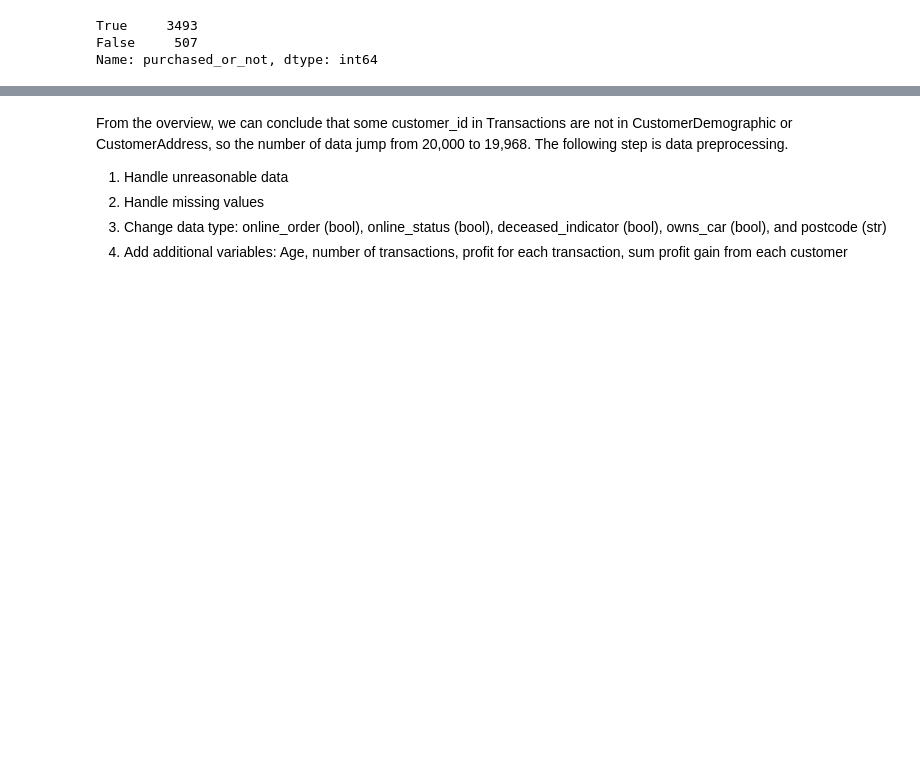
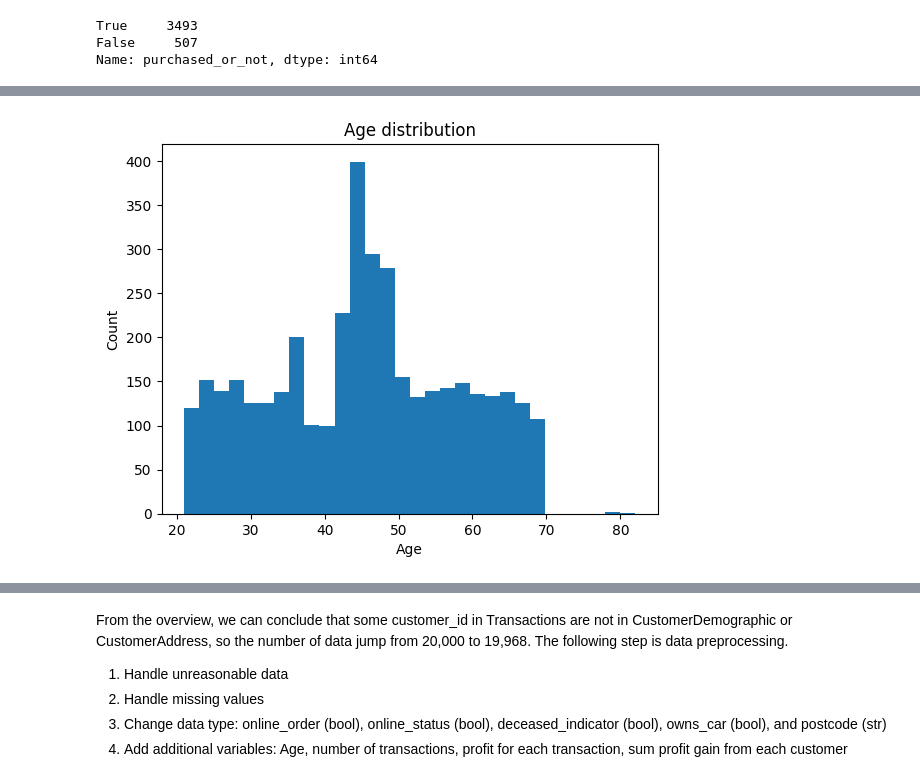
Before and after one commit to peiyulin0520/KPMG-virtual-intern-tasks, a Jupyter notebook: Task2.ipynb, the cells around one changed output, grey strips where cells are left out. Drawn from its saved outputs; the diff is of its cells as text; code cells hidden in the pictures; blank space fills up the shorter version.

```diff
--- a/Task2.ipynb
+++ b/Task2.ipynb
@@ -326,0 +65,86 @@ all_data = CustomerDemographic1.merge(Transactions, how='left', on='customer_id'
+# %%
+# clean Customer dataset
+## copy the original dataset CustomerDemographic
+customer_data1 = customer_data.copy()
+## DOB: used for Age calculation
+### use the datetime package and check the datetime now
+from datetime import datetime
+now = datetime.now()
+### calculate the age
+customer_data1['age'] = (now - customer_data1['DOB']).astype('<m8[Y]')
+
+## check age
+age_cust = sorted(customer_data1['age'].unique(), reverse=True)
+print(age_cust[0:11])
+plt.hist(customer_data1['age'], bins=30)
+plt.title('Age distribution')
+plt.xlabel('Age')
+plt.ylabel('Count')
+plt.show()
+
+## job_title and job_industry_category
+### fill NaN data with 'Unknown'
+customer_data1['job_industry_category'] = customer_data1['job_industry_category'].fillna('Unknown')
+customer_data1['job_title'] = customer_data1['job_title'].fillna('Unknown')
+
+## check the uniqueness for these columns
+print('Gender categories: ', customer_data1['gender'].unique())
+print('wealth_segment: ', customer_data1['wealth_segment'].unique())
+print('deceased_indicator: ', customer_data1['deceased_indicator'].unique())
+print('owns_car: ', customer_data1['owns_car'].unique())
+
+## Modify value to make each value representative and in the uniform format
+customer_data1['gender'].replace(['Male', 'Female', 'Femal'], ['M', 'F', 'F'], inplace=True)
+
+customer_data1['deceased_indicator'].unique() # N; Y
+customer_data['deceased_indicator'].replace(['N', 'Y'], [False,True], inplace=True)
+
+customer_data1['owns_car'].unique() # N; Y
+customer_data1['owns_car'].replace(['No', 'Yes'], [False,True], inplace=True)
+
+## Australian Bureau of Statistics: the highest male life expectancy is 82.7 yrs
+## the highest female life expectancy is 86.3 yrs
+## drop rows that the age exceeds the data shown on the website:
+customer_data1.drop(customer_data1[(customer_data1['age']>82.7)&\
+                          (customer_data['gender'] == 'M')].index,\
+                          inplace=True)
+customer_data1.drop(customer_data1[(customer_data1['age']>86.3)&\
+                          (customer_data1['gender'] == 'F')].index,\
+                          inplace=True)
+# for gender U, I set the life expectancy gate the same as F to keep more data
+customer_data1.drop(customer_data1[(customer_data1['age']>86.3)&\
+                          (customer_data1['gender'] == 'U')].index,\
+                          inplace=True)
+
+## country
+customer_data1['country'].unique() # >> 'Australia'
+# remove the column since it could not give any insight
+customer_data1.drop(columns=['country'], inplace=True)
+
+## state
+customer_data1['state'].unique() # >> 'New South Wales', nan, 'QLD', 'VIC', 'NSW', 'Victoria'
+customer_data1['state'].replace(['New South Wales', 'Victoria'], ['NSW', 'VIC'], inplace=True)
+customer_data1['state'].value_counts() # NSW:2137; VIC:1020; QLD: 836
+## fill nan value with NSW, which has more counts
+customer_data1['state'].fillna('NSW', inplace=True)
+
+## fill NaN in tenure, age and property_valuation with their mean
+tenure_mean = customer_data1['tenure'].mean()
+age_mean = customer_data1['age'].mean()
+property_valuation_mean = customer_data1['property_valuation'].mean()
+
+customer_data1['tenure'].fillna(tenure_mean, inplace=True)
+customer_data1['age'].fillna(age_mean, inplace=True)
+customer_data1['property_valuation'].fillna(property_valuation_mean, inplace=True)
+
+## drop column that is not useful for classification
+customer_data1.drop(columns=['first_name', 'last_name', 'default',\
+                                  'DOB', 'job_title', 'address', 'postcode'],\
+                     inplace=True)
+
+# transform variables to dummy variables
+customer_data2 = customer_data1.copy()
+customer_data2 = pd.get_dummies(data=customer_data2,\
+                            columns=['gender', 'job_industry_category',\
+                                     'wealth_segment', 'state'])
+# %% [output]
@@ -326,0 +152 @@ all_data = CustomerDemographic1.merge(Transactions, how='left', on='customer_id'
+[figure, added]
```
Also changed, not shown: parts of 161 cells of this notebook.
